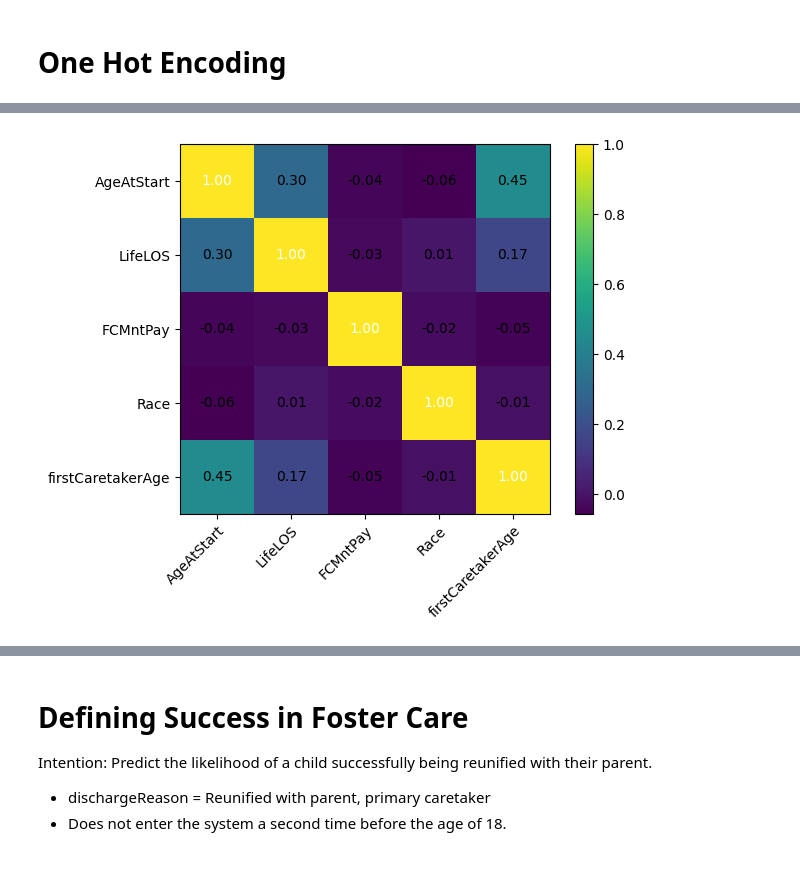
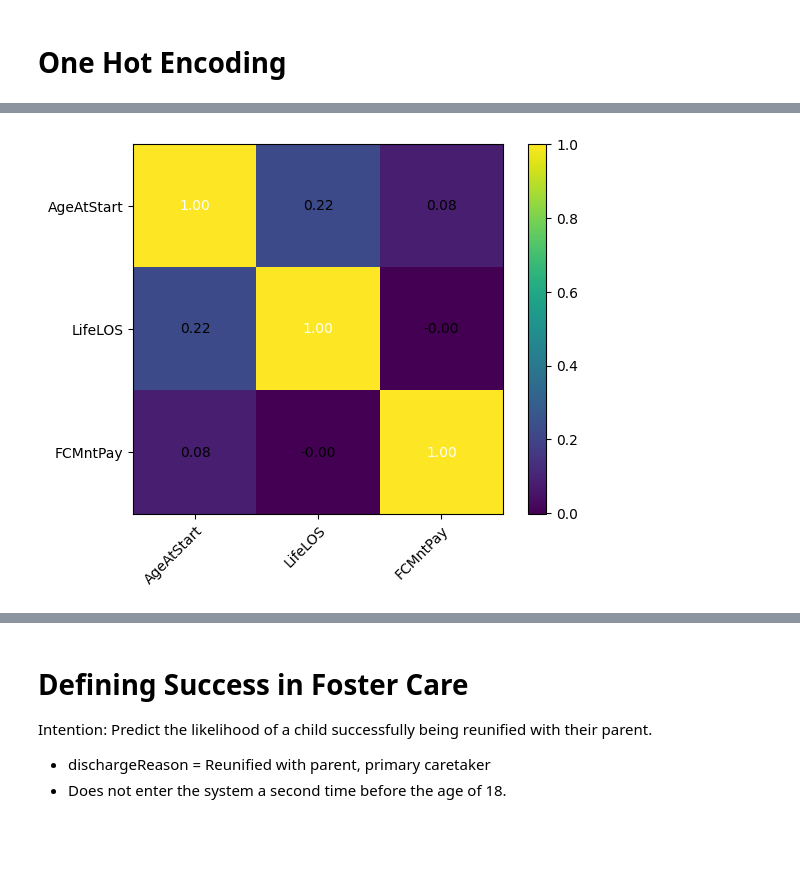
Before and after one commit to sophie2chance2/foster_care_analysis, a Jupyter notebook: explore_data.ipynb, the cells around one changed output, grey strips where cells are left out. Cells and saved outputs as stored; diff of their text form; code cells hidden in the pictures.

```diff
--- a/explore_data.ipynb
+++ b/explore_data.ipynb
@@ -139,6 +150,6 @@ Total Records: 150732
 # %%
 ml_df = pd.get_dummies(all_records, drop_first=True)
 # %%
-cols = ['AgeAtStart', 'LifeLOS', 'FCMntPay', 'Race', 'firstCaretakerAge']
+cols = ['AgeAtStart', 'LifeLOS', 'FCMntPay']
 scatterplotmatrix(all_records[cols].values, figsize=(10, 6), names=cols, alpha=0.5)
 # %% [output]
@@ -164,9 +164,9 @@ scatterplotmatrix(all_records[cols].values, figsize=(10, 6), names=cols, alpha=0
 # %%
-cm = np.corrcoef(included_subset[cols].values.T)
+cm = np.corrcoef(all_records[cols].values.T)
 hm = heatmap(cm, row_names=cols, column_names=cols)
 plt.show()
 # %% [output]
-[figure, old version]
+[figure, new version]
 # %%
 # plot the distribution of the ages
 sns.set(style="whitegrid")
```
Also changed, not shown: parts of 12 cells of this notebook, 5 other files.
